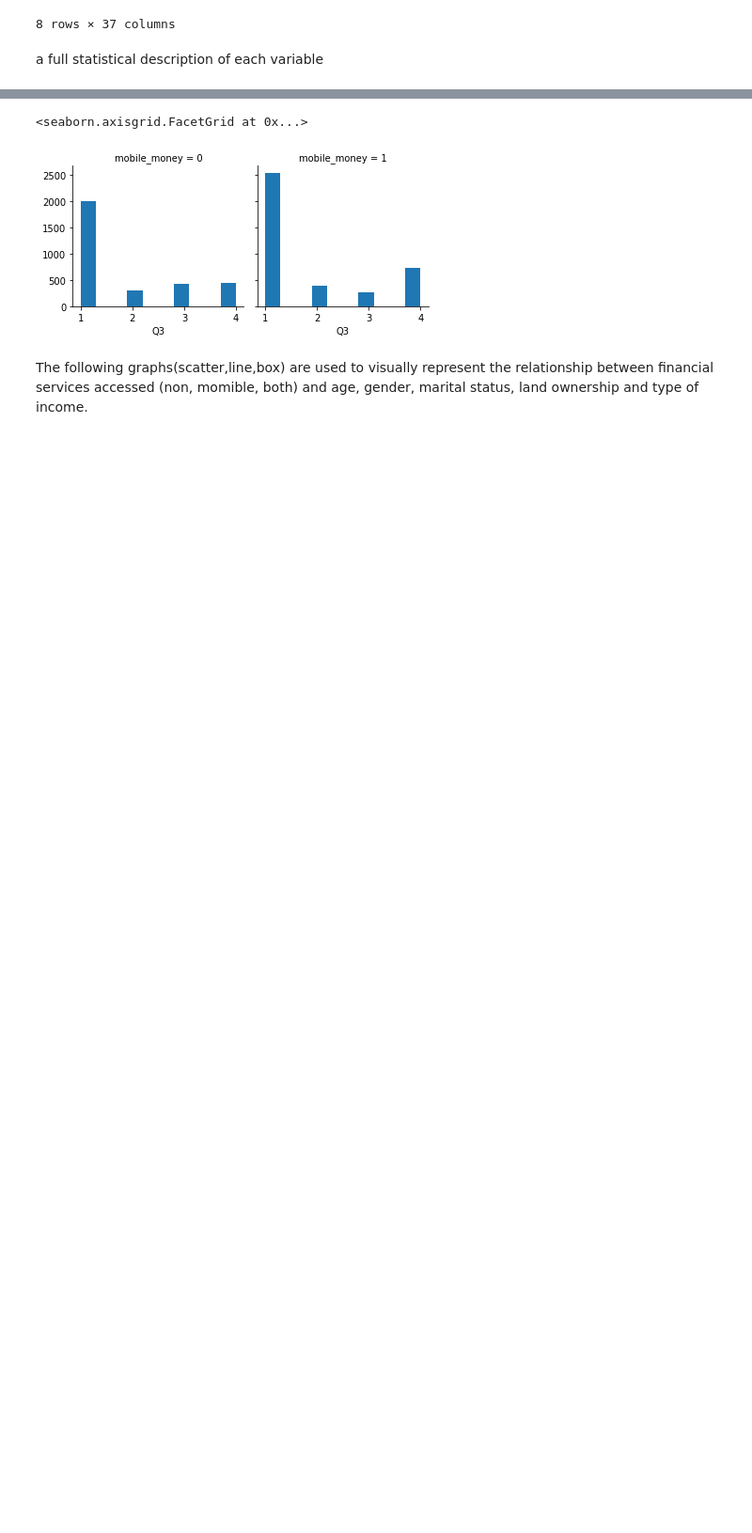
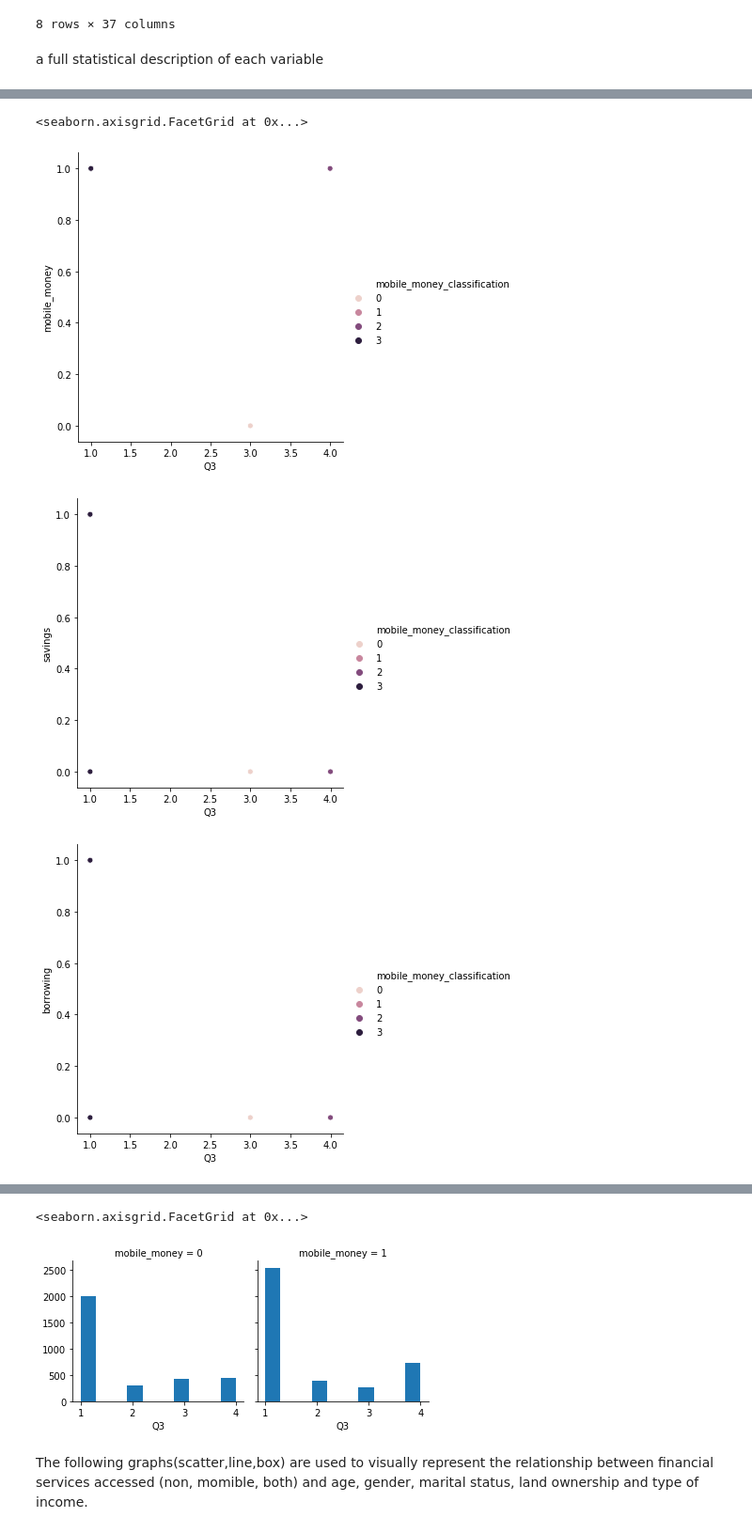
Before and after one commit to Oba-Keng/Data-Viz---Mobile-Money, a Jupyter notebook: Data Visualization - Mobile Money.ipynb, the cells around one changed output, grey strips where cells are left out. Shown at 94% size. Drawn from its saved outputs; the diff is of its cells as text; code cells hidden in the pictures; blank space fills up the shorter version.

```diff
--- a/Data Visualization - Mobile Money.ipynb
+++ b/Data Visualization - Mobile Money.ipynb
@@ -668,0 +283,10 @@ training_plot.map(plt.hist,"Q2")
+# %%
+sns.relplot(x="Q3",y="mobile_money", hue = 'mobile_money_classification',data=newTraining)
+sns.relplot(x="Q3",y="savings", hue = 'mobile_money_classification',data=newTraining)
+sns.relplot(x="Q3",y="borrowing",hue = 'mobile_money_classification',data=newTraining)
+sns.relplot(x="Q3",y="insurance",hue = 'mobile_money_classification',data=newTraining)
+# %% [output]
+<seaborn.axisgrid.FacetGrid at 0x...>
+[figure, added]
+[figure, added]
+[figure, added]
```
Also changed, not shown: parts of 86 cells of this notebook, 1 other file.
